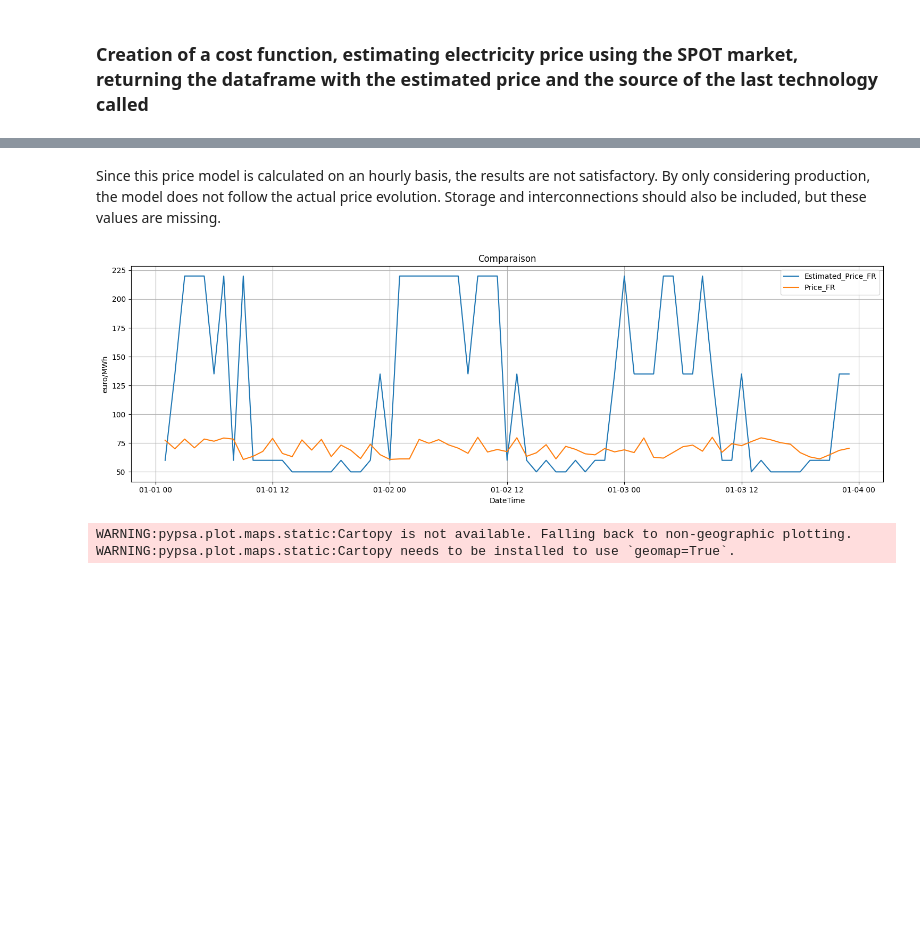
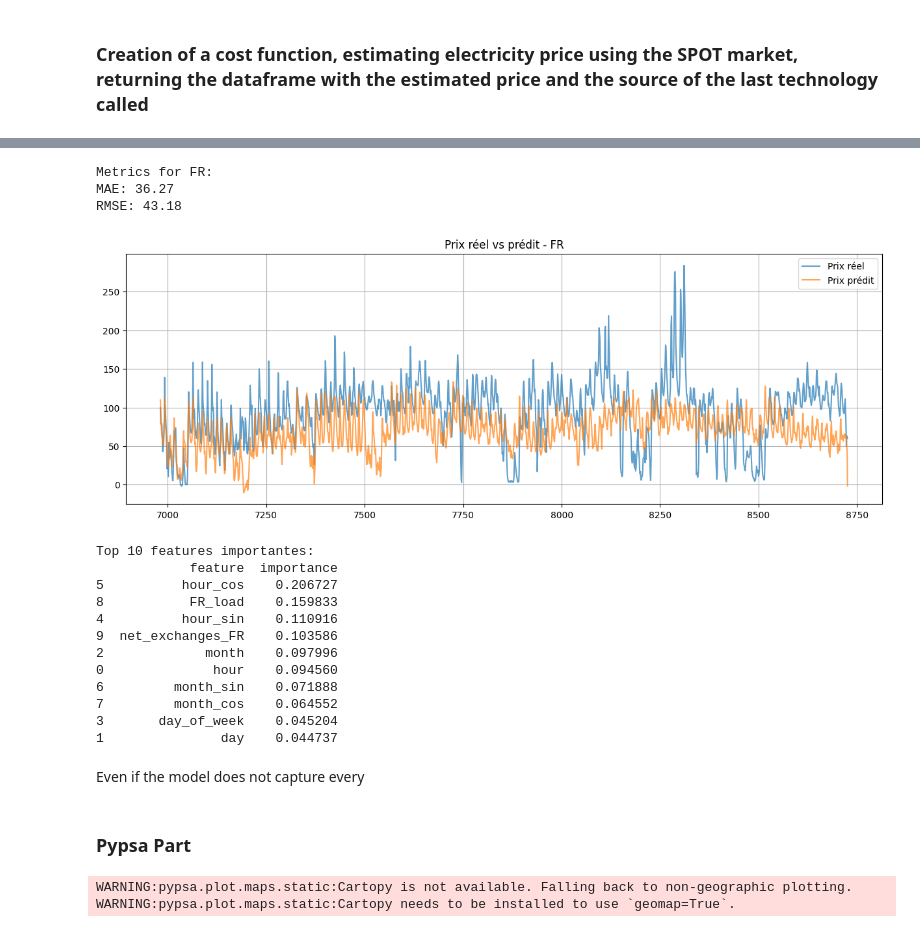
Before and after one commit to qdupayage/Librairy, a Jupyter notebook: EnerData_Project/notebook/test.ipynb, the cells around one changed output, grey strips where cells are left out. Cells and saved outputs as stored; diff of their text form; code cells hidden in the pictures; blank space fills up the shorter version.

Commit message:
Fin modèle de prédiction

```diff
--- a/EnerData_Project/notebook/test.ipynb
+++ b/EnerData_Project/notebook/test.ipynb
@@ -169,6 +210,8 @@ def build_hourly_dataframe(countries, pivot_load_table, pivot_pf_table, pivot_do
                 # Fusionner avec le df_final
                 df_final = pd.merge(df_final, df_pf_temp, on='datetime', how='left')
         df_final = pd.merge(df_final, df_temp, on='datetime', how='left')
-
+        df_final = df_final.rename(columns={"datetime":"DateTime"})
+        df_final['DateTime'] = pd.to_datetime(df_final['DateTime'])
+        df_final = df_final.set_index('DateTime')
 
     return df_final
@@ -245,0 +354,16 @@ spot_price_df[['Estimated_Price_FR','marginal_tech_FR']].head()
+# %%
+countries = ["FR"]
+df_prices_2024 = load_prices(d_min="2024-01-01 00:00:00", d_max="2024-12-31 23:00:00")
+df_features = build_hourly_dataframe(countries, pivot_load_table, monthly_pf_table, pivot_dom_table)
+missing_hours = df_features.index.difference(df_prices_2024.index)
+# print("\nHMissing hours:", len(missing_hours))
+# print(missing_hours)
+# %%
+# Align the dataframes
+df_aligned = pd.merge(df_features, df_prices_2024,
+                     left_index=True,
+                     right_index=True,
+                     how='inner')
+
+# Now both price and feature data will have the same number of rows
+# print(df_aligned.head())
@@ -246,9 +388,51 @@ spot_price_df[['Estimated_Price_FR','marginal_tech_FR']].head()
+# %%
+# Pour un pays
+country = 'FR'
+
+# Entraînement du modèle amélioré
+model, X_test, y_test, y_pred = train_enhanced_price_model(
+    df_aligned.reset_index(),
+    df_aligned[['Price_FR']],
+    country_code=country
+)
+
+# Visualisation
+plt.figure(figsize=(15, 5))
+plt.plot(X_test.index, y_test, label='Prix réel', alpha=0.7)
+plt.plot(X_test.index, y_pred, label='Prix prédit', alpha=0.7)
+plt.title(f'Prix réel vs prédit - {country}')
+plt.legend()
+plt.grid(True)
+plt.show()
+
+# Feature importance
+feature_importance = pd.DataFrame({
+    'feature': X_test.columns,
+    'importance': model.named_steps['xgb'].feature_importances_
+}).sort_values('importance', ascending=False)
+print("\nTop 10 features importantes:")
+print(feature_importance.head(10))
+# %% [output]
+Metrics for FR:
+MAE: 36.27
+RMSE: 43.18
+[figure, added]
+Top 10 features importantes:
+            feature  importance
+5          hour_cos    0.206727
+8           FR_load    0.159833
+4          hour_sin    0.110916
+9  net_exchanges_FR    0.103586
+2             month    0.097996
+0              hour    0.094560
+6         month_sin    0.071888
+7         month_cos    0.064552
+3       day_of_week    0.045204
+1               day    0.044737
 # %% [markdown]
-Since this price model is calculated on an hourly basis, the results are not satisfactory. By only considering production, the model does not follow the actual price evolution. Storage and interconnections should also be included, but these values are missing.
+Even if the model does not capture every
-# %%
-plot_timeseries(df, variables=['Estimated_Price_FR', 'Price_FR'], title='Comparaison', ylabel='euro/MWh')
-# %% [output]
-[figure, removed]
+# %% [markdown]
+### Pypsa Part
 # %%
 # Liste de pays présent dans le réseau
 countries = ['FR','ES','DE']
```
Also changed, not shown: parts of 13 cells of this notebook, 2 other files.
